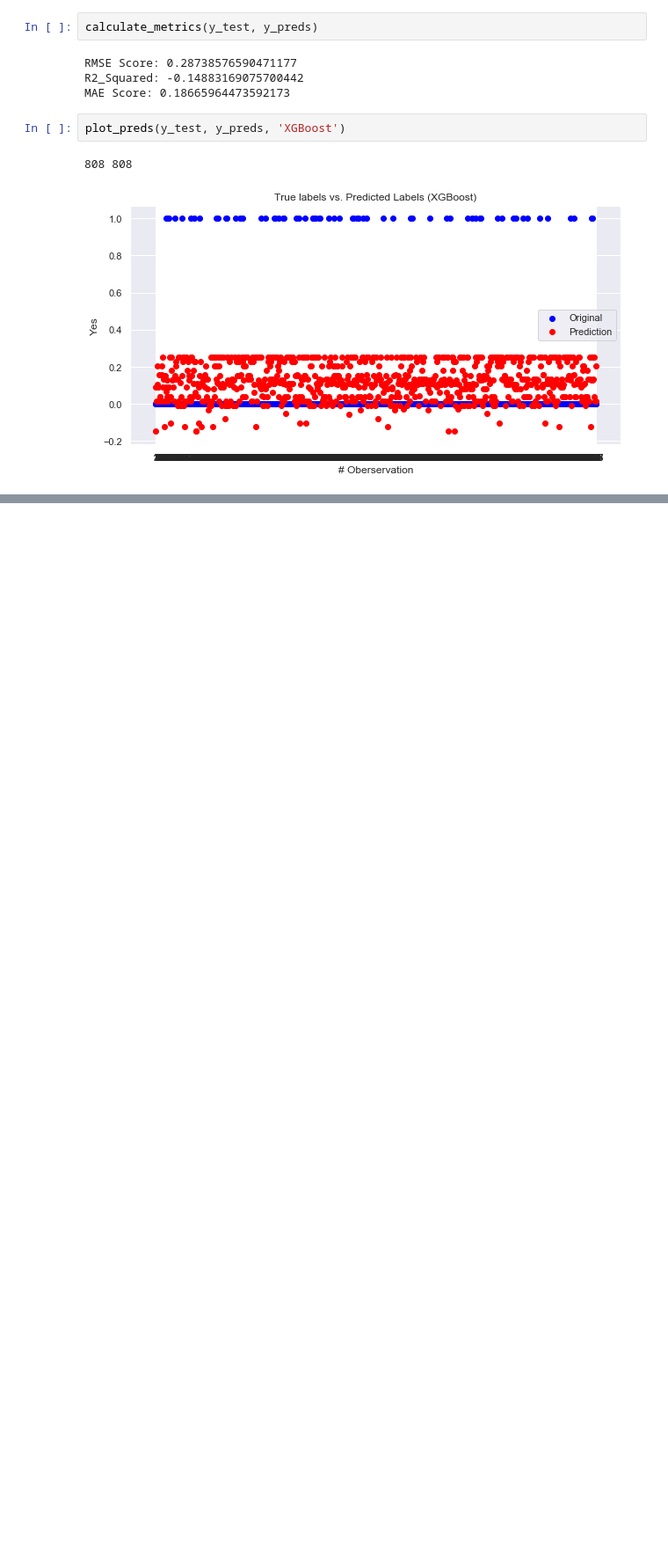
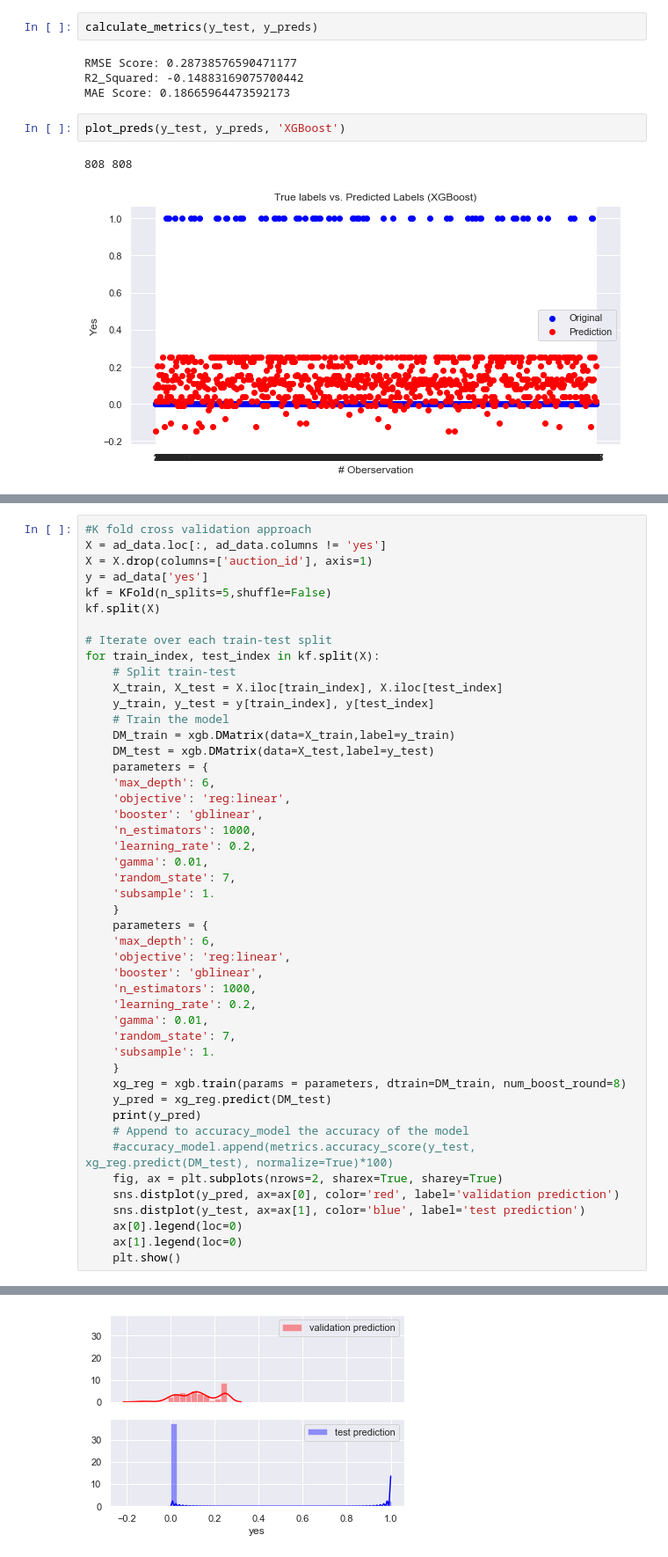
Before and after one commit to GETUCHALA20/Ad-campaign-performance-, a Jupyter notebook: AB Testing with Machine Learning.ipynb, the cells around one changed output, grey strips where cells are left out. Shown: that part at 88% size. Drawn from its saved outputs; the diff is of its cells as text; blank space fills up the shorter version.

```diff
--- a/AB Testing with Machine Learning.ipynb
+++ b/AB Testing with Machine Learning.ipynb
@@ -470,0 +481,48 @@ plot_preds(y_test, y_preds, 'XGBoost')
+# %%
+#K fold cross validation approach
+X = ad_data.loc[:, ad_data.columns != 'yes']
+X = X.drop(columns=['auction_id'], axis=1)
+y = ad_data['yes']
+kf = KFold(n_splits=5,shuffle=False)
+kf.split(X)
+
+# Iterate over each train-test split
+for train_index, test_index in kf.split(X):
+    # Split train-test
+    X_train, X_test = X.iloc[train_index], X.iloc[test_index]
+    y_train, y_test = y[train_index], y[test_index]
+    # Train the model
+    DM_train = xgb.DMatrix(data=X_train,label=y_train)
+    DM_test = xgb.DMatrix(data=X_test,label=y_test)
+    parameters = {
+    'max_depth': 6,
+    'objective': 'reg:linear',
+    'booster': 'gblinear',
+    'n_estimators': 1000,
+    'learning_rate': 0.2,
+    'gamma': 0.01,
+    'random_state': 7,
+    'subsample': 1.
+    }
+    parameters = {
+    'max_depth': 6,
+    'objective': 'reg:linear',
+    'booster': 'gblinear',
+    'n_estimators': 1000,
+    'learning_rate': 0.2,
+    'gamma': 0.01,
+    'random_state': 7,
+    'subsample': 1.
+    }
+    xg_reg = xgb.train(params = parameters, dtrain=DM_train, num_boost_round=8)
+    y_pred = xg_reg.predict(DM_test)
+    print(y_pred)
+    # Append to accuracy_model the accuracy of the model
+    #accuracy_model.append(metrics.accuracy_score(y_test, xg_reg.predict(DM_test), normalize=True)*100)
+    fig, ax = plt.subplots(nrows=2, sharex=True, sharey=True)
+    sns.distplot(y_pred, ax=ax[0], color='red', label='validation prediction')
+    sns.distplot(y_test, ax=ax[1], color='blue', label='test prediction')
+    ax[0].legend(loc=0)
+    ax[1].legend(loc=0)
+    plt.show()
+# %% [output]
@@ -470,0 +541 @@ plot_preds(y_test, y_preds, 'XGBoost')
+[figure, added]
```
Also changed, not shown: parts of 7 cells of this notebook.
